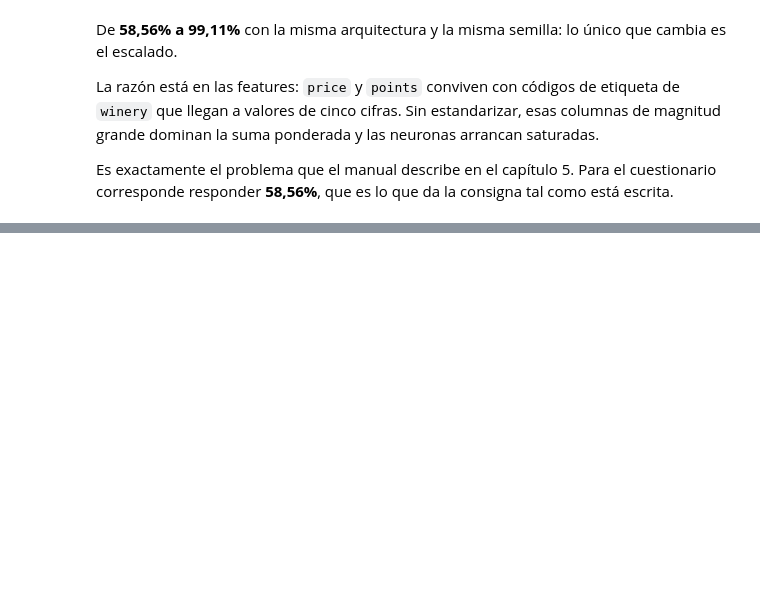
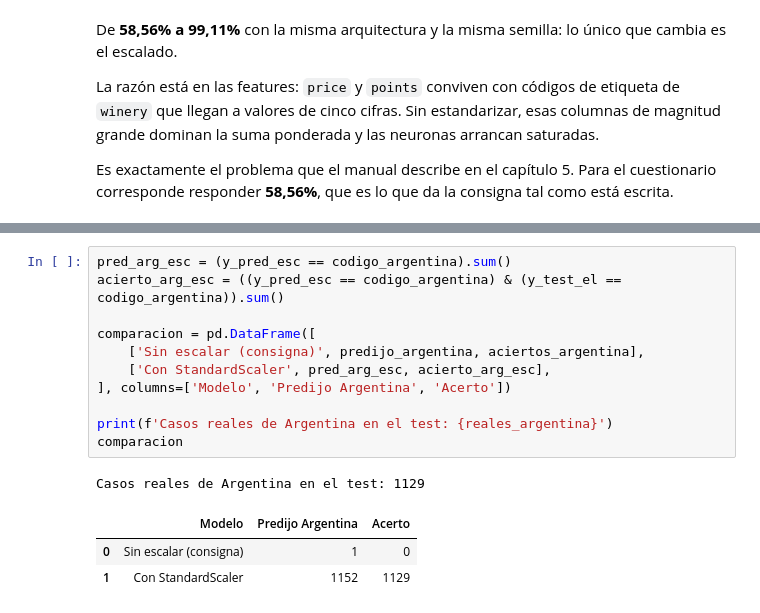
Before and after one commit to alvarezleonardo/Data-Science, a Jupyter notebook: 06-fundamentos-de-redes-neuronales/practica/evaluacion-final/evaluacion_final_vinos.ipynb, the cells around one changed output, grey strips where cells are left out. Cells and saved outputs as stored; diff of their text form; blank space fills up the shorter version.

```diff
--- a/06-fundamentos-de-redes-neuronales/practica/evaluacion-final/evaluacion_final_vinos.ipynb
+++ b/06-fundamentos-de-redes-neuronales/practica/evaluacion-final/evaluacion_final_vinos.ipynb
@@ -452,0 +521,16 @@ Es exactamente el problema que el manual describe en el capítulo 5. Para el cue
+# %%
+pred_arg_esc = (y_pred_esc == codigo_argentina).sum()
+acierto_arg_esc = ((y_pred_esc == codigo_argentina) & (y_test_el == codigo_argentina)).sum()
+
+comparacion = pd.DataFrame([
+    ['Sin escalar (consigna)', predijo_argentina, aciertos_argentina],
+    ['Con StandardScaler', pred_arg_esc, acierto_arg_esc],
+], columns=['Modelo', 'Predijo Argentina', 'Acerto'])
+
+print(f'Casos reales de Argentina en el test: {reales_argentina}')
+comparacion
+# %% [output]
+Casos reales de Argentina en el test: 1129
+|  | Modelo | Predijo Argentina | Acerto |
+| 0 | Sin escalar (consigna) | 1 | 0 |
+| 1 | Con StandardScaler | 1152 | 1129 |
```
Also changed, not shown: parts of 6 cells of this notebook, 1 other file.
